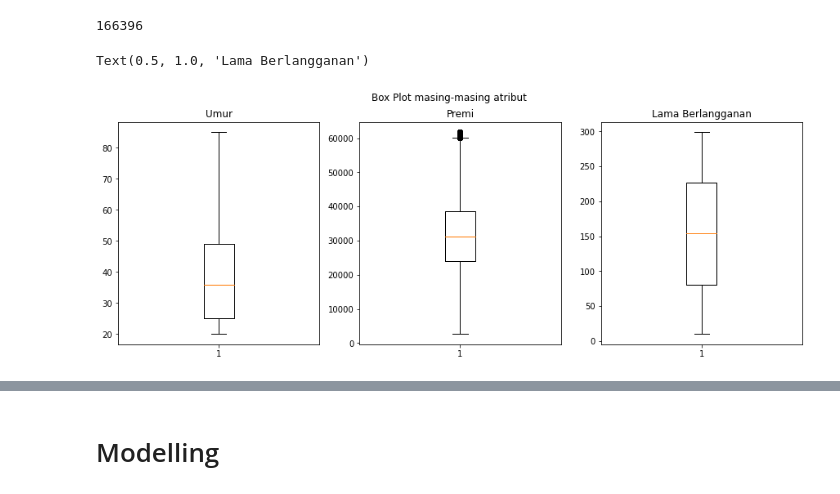
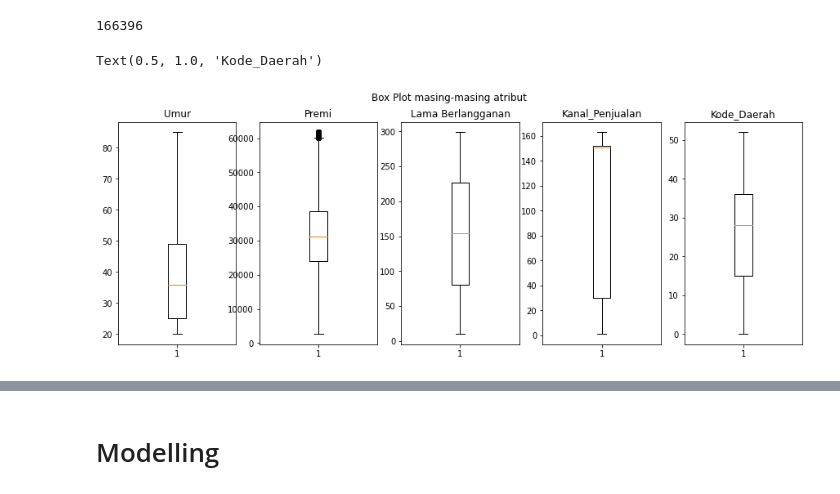
Before and after one commit to kaenova/Malin_Tubes1, a Jupyter notebook: notebooks/Malin_Tubes1_Pengumpulan.ipynb, the cells around one changed output, grey strips where cells are left out. Saved outputs shown, nothing was run; the diff lists cells and outputs as text; code cells hidden in the pictures.

```diff
--- a/notebooks/Malin_Tubes1_Pengumpulan.ipynb
+++ b/notebooks/Malin_Tubes1_Pengumpulan.ipynb
@@ -47,6 +50,6 @@ len(df_dropna)
 # %% [markdown]
 ## Drop data Categorical
 # %%
-df_dropna_dropcategorical = df_dropna.drop(axis=1, columns=["Jenis_Kelamin", "SIM", "Sudah_Asuransi", "Kode_Daerah", "Umur_Kendaraan", "Kendaraan_Rusak", "Kanal_Penjualan"])
+df_dropna_dropcategorical = df_dropna.drop(axis=1, columns=["Jenis_Kelamin", "SIM", "Sudah_Asuransi", "Umur_Kendaraan", "Kendaraan_Rusak"])
 df_dropna_dropcategorical.sample(5)
 # %% [output]
@@ -86,15 +93,19 @@ len(final_df)
 # %% [output]
 166396
 # %%
-fig, (g1, g2, g3) = plt.subplots(1,3)
+fig, (g1, g2, g3, g4, g5) = plt.subplots(1,5)
 fig.suptitle("Box Plot masing-masing atribut")
 fig.set_size_inches(15,5)
 g1.boxplot(final_df["Umur"])
 g1.set_title("Umur")
 g2.boxplot(final_df["Premi"])
 g2.set_title("Premi")
 g3.boxplot(final_df["Lama_Berlangganan"])
 g3.set_title("Lama Berlangganan")
+g4.boxplot(final_df["Kanal_Penjualan"])
+g4.set_title("Kanal_Penjualan")
+g5.boxplot(final_df["Kode_Daerah"])
+g5.set_title("Kode_Daerah")
 # %% [output]
-Text(0.5, 1.0, 'Lama Berlangganan')
+Text(0.5, 1.0, 'Kode_Daerah')
-[figure, old version]
+[figure, new version]
```
Also changed, not shown: parts of 35 cells of this notebook, 3 other files.
